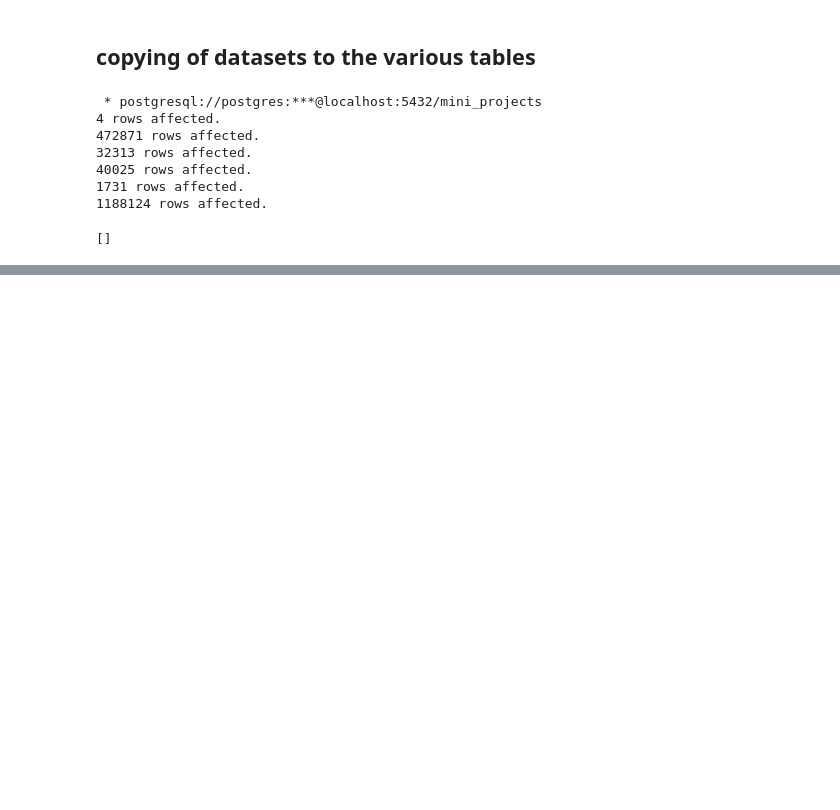
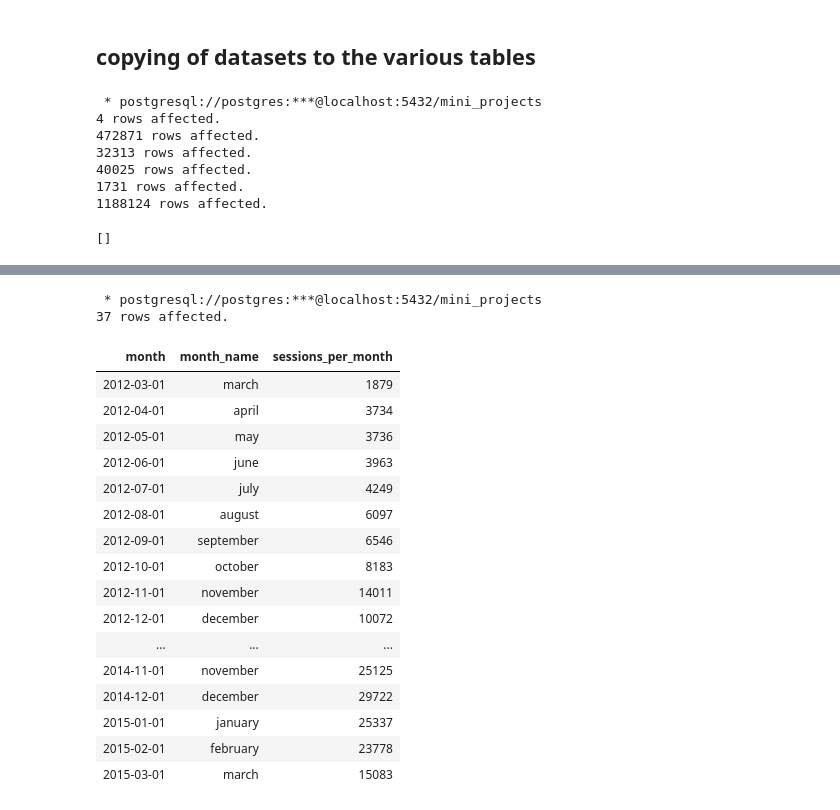
Before and after one commit to Ronald116/Data-Analysis-Projects, a Jupyter notebook: SQL/Maven_Toy_Factory/analysis.ipynb, the cells around one changed output, grey strips where cells are left out. Cells and saved outputs as stored; diff of their text form; code cells hidden in the pictures; blank space fills up the shorter version.

```diff
--- a/SQL/Maven_Toy_Factory/analysis.ipynb
+++ b/SQL/Maven_Toy_Factory/analysis.ipynb
@@ -240,0 +311,34 @@ WITH (FORMAT CSV, HEADER, DELIMITER ',', NULL '');
+# %%
+%%sql
+--website session per month
+
+SELECT
+    date_trunc('month', created_at)::date AS month,
+    to_char(created_at, 'month') AS month_name,
+    COUNT(*) AS sessions_per_month
+FROM
+    website_sessions
+GROUP BY
+    1,2
+ORDER BY
+    1;
+# %% [output]
+ * postgresql://postgres:***@localhost:5432/mini_projects
+37 rows affected.
+| month | month_name | sessions_per_month |
+| 2012-03-01 | march | 1879 |
+| 2012-04-01 | april | 3734 |
+| 2012-05-01 | may | 3736 |
+| 2012-06-01 | june | 3963 |
+| 2012-07-01 | july | 4249 |
+| 2012-08-01 | august | 6097 |
+| 2012-09-01 | september | 6546 |
+| 2012-10-01 | october | 8183 |
+| 2012-11-01 | november | 14011 |
+| 2012-12-01 | december | 10072 |
+| ... | ... | ... |
+| 2014-11-01 | november | 25125 |
+| 2014-12-01 | december | 29722 |
+| 2015-01-01 | january | 25337 |
+| 2015-02-01 | february | 23778 |
+| 2015-03-01 | march | 15083 |
```
Also changed, not shown: parts of 4 cells of this notebook, 1 other file.
